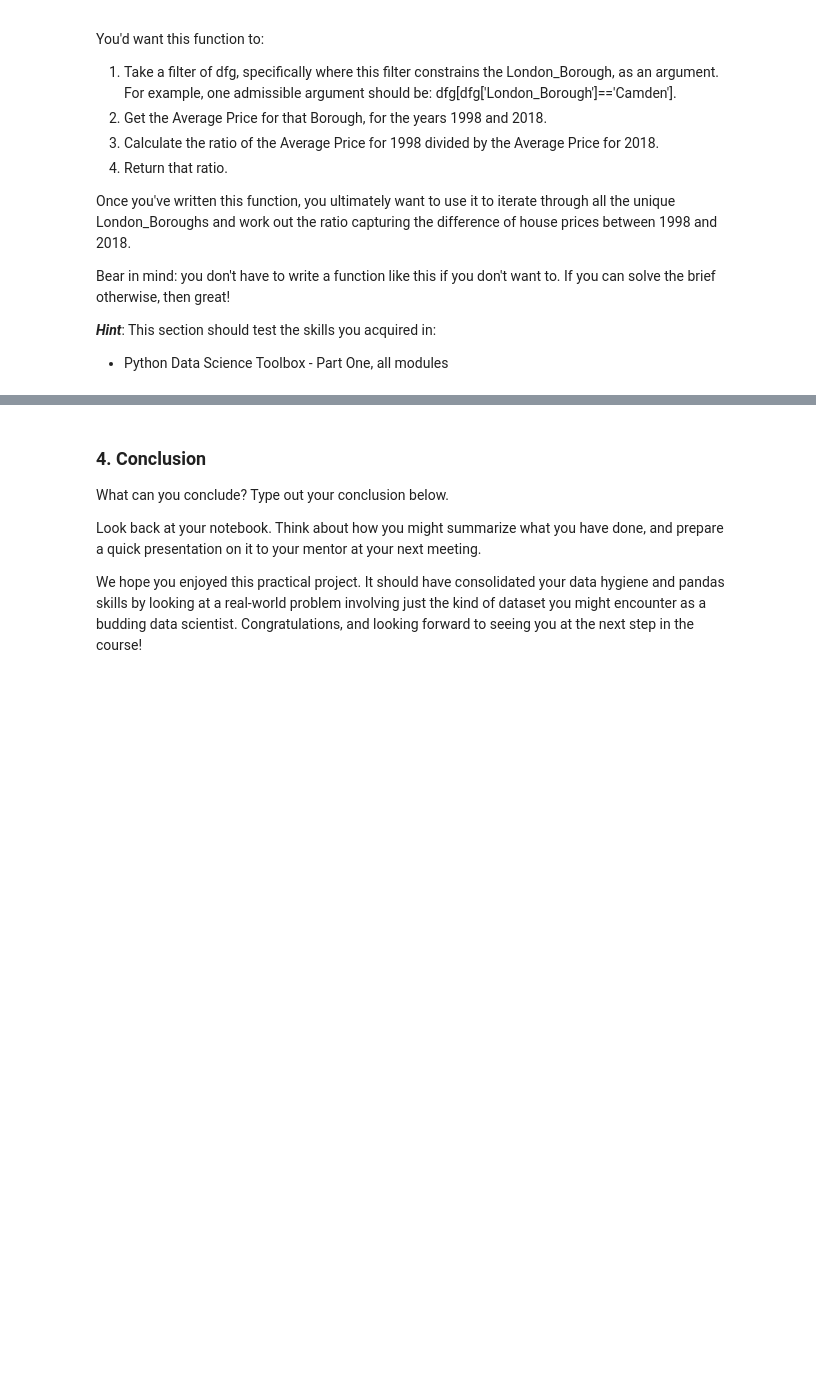
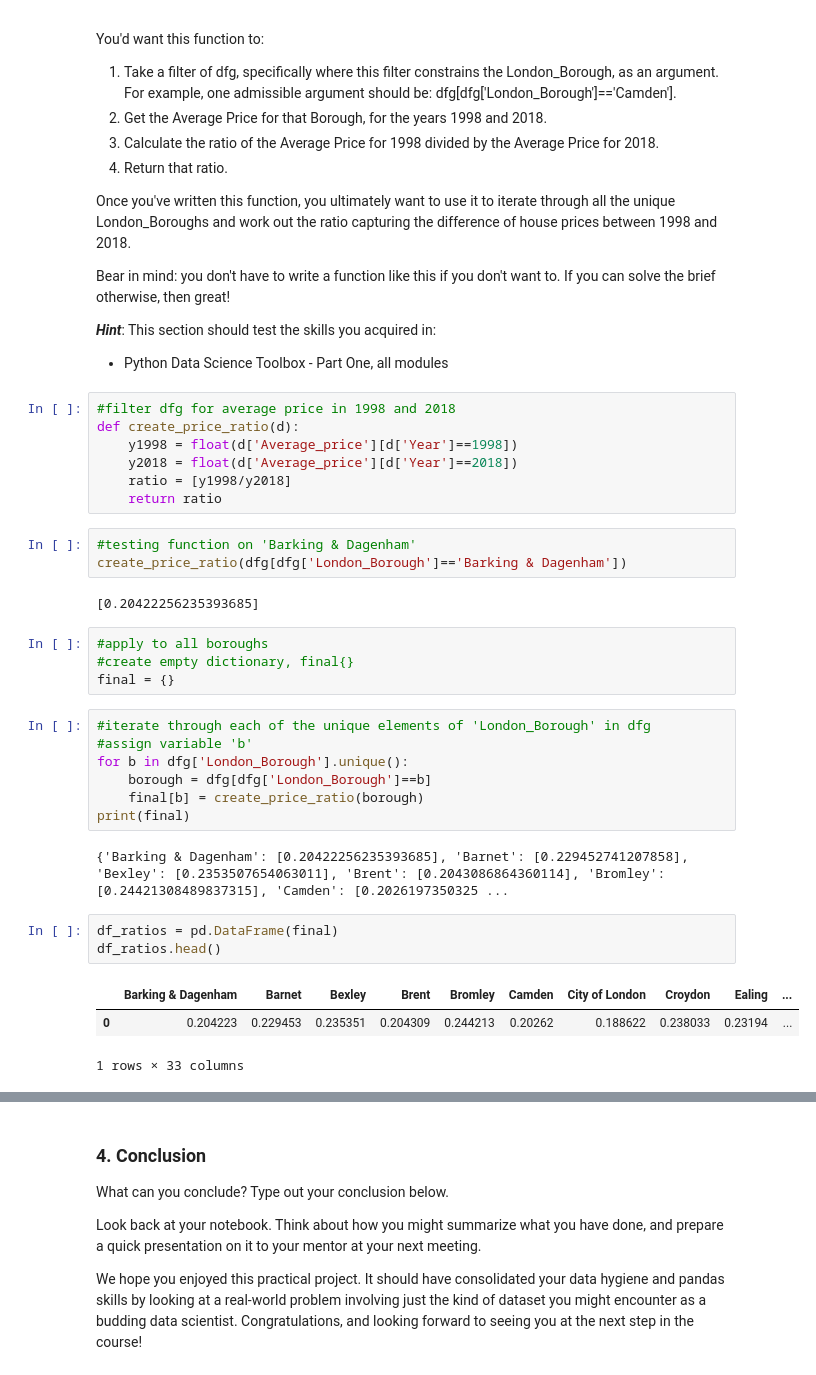
Before and after one commit to lmpweik/springboardbc, a Jupyter notebook: London Housing Case Study - Tier 3.ipynb, the cells around one changed output, grey strips where cells are left out. Saved outputs shown, nothing was run; the diff lists cells and outputs as text; blank space fills up the shorter version.

```diff
--- a/London Housing Case Study - Tier 3.ipynb
+++ b/London Housing Case Study - Tier 3.ipynb
@@ -549,3 +582,35 @@ Bear in mind: you don't have to write a function like this if you don't want to.
 
 ***Hint***: This section should test the skills you acquired in:
 - Python Data Science Toolbox - Part One, all modules
+# %%
+#filter dfg for average price in 1998 and 2018
+def create_price_ratio(d):
+    y1998 = float(d['Average_price'][d['Year']==1998])
+    y2018 = float(d['Average_price'][d['Year']==2018])
+    ratio = [y1998/y2018]
+    return ratio
+# %%
+#testing function on 'Barking & Dagenham'
+create_price_ratio(dfg[dfg['London_Borough']=='Barking & Dagenham'])
+# %% [output]
+[0.20422256235393685]
+# %%
+#apply to all boroughs
+#create empty dictionary, final{}
+final = {}
+# %%
+#iterate through each of the unique elements of 'London_Borough' in dfg
+#assign variable 'b'
+for b in dfg['London_Borough'].unique():
+    borough = dfg[dfg['London_Borough']==b]
+    final[b] = create_price_ratio(borough)
+print(final)
+# %% [output]
+{'Barking & Dagenham': [0.20422256235393685], 'Barnet': [0.229452741207858], 'Bexley': [0.2353507654063011], 'Brent': [0.2043086864360114], 'Bromley': [0.24421308489837315], 'Camden': [0.2026197350325 ...
+# %%
+df_ratios = pd.DataFrame(final)
+df_ratios.head()
+# %% [output]
+|  | Barking & Dagenham | Barnet | Bexley | Brent | Bromley | Camden | City of London | Croydon | Ealing | ... |
+| 0 | 0.204223 | 0.229453 | 0.235351 | 0.204309 | 0.244213 | 0.20262 | 0.188622 | 0.238033 | 0.23194 | ... |
+1 rows × 33 columns
```
Also changed, not shown: parts of 10 cells of this notebook.
